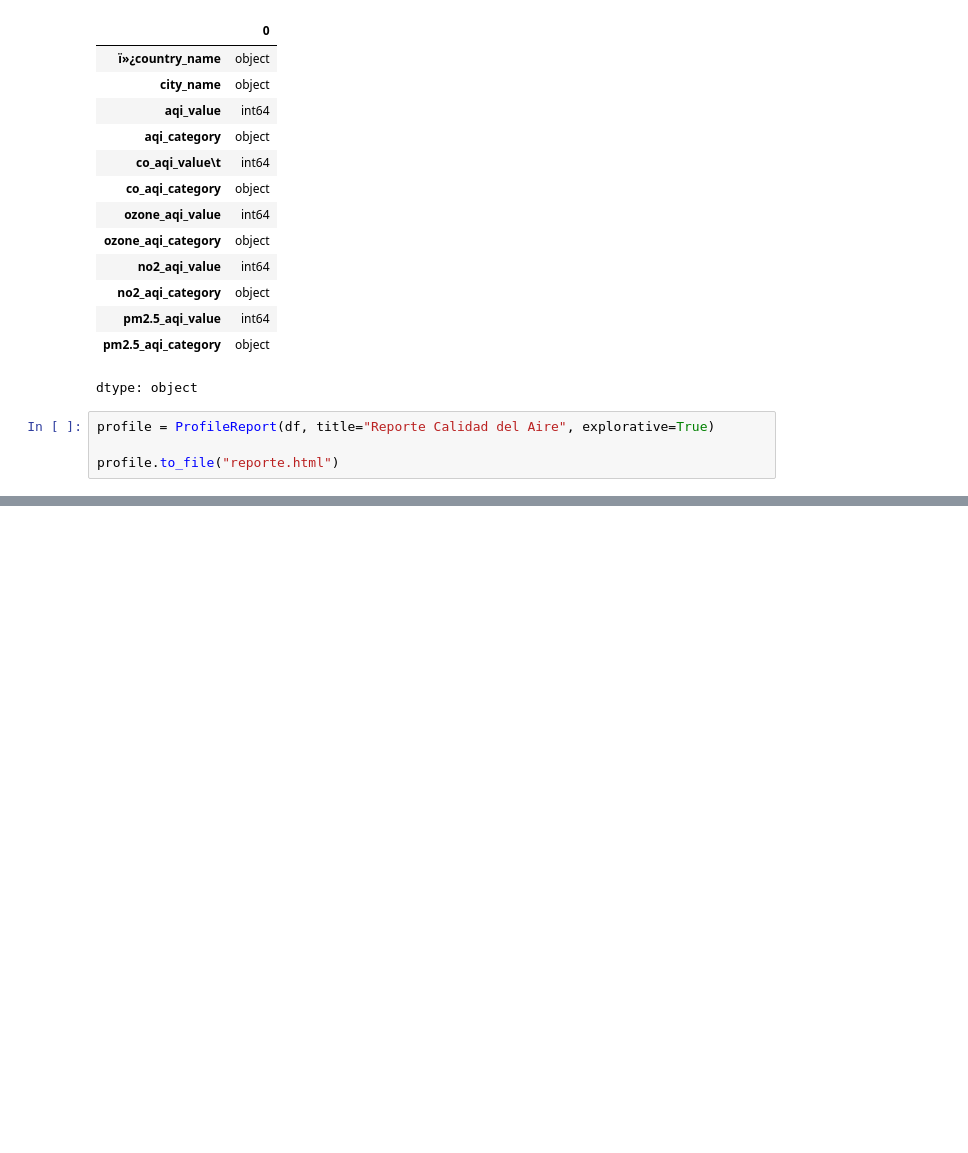
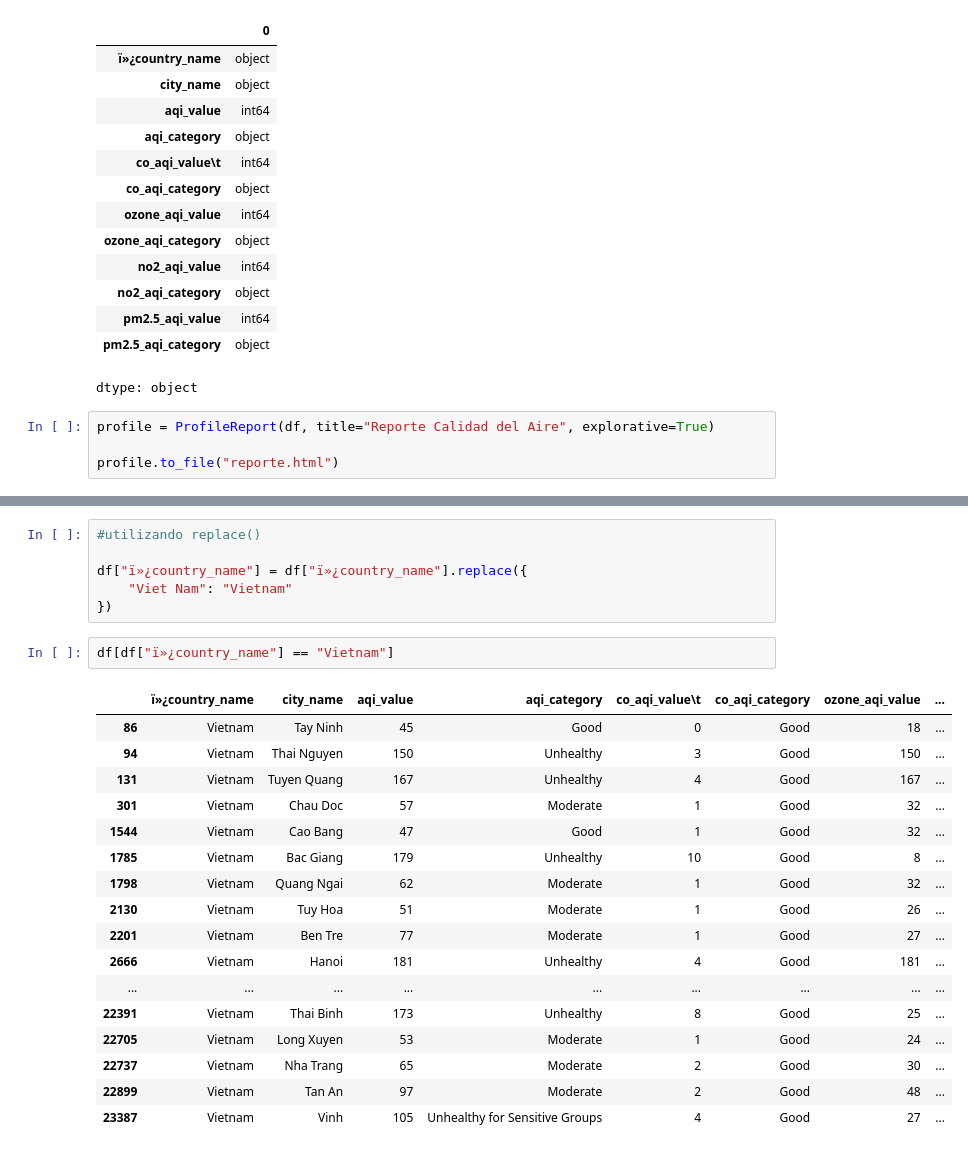
Before and after one commit to OscarLMAR/-Global-Air-Pollution-Data, a Jupyter notebook: S20_Evidencia_de_Aprendizaje_1.ipynb, the cells around one changed output, grey strips where cells are left out. Drawn from its saved outputs; the diff is of its cells as text; blank space fills up the shorter version.

```diff
--- a/S20_Evidencia_de_Aprendizaje_1.ipynb
+++ b/S20_Evidencia_de_Aprendizaje_1.ipynb
@@ -200,0 +393,26 @@ profile.to_file("reporte.html")
+# %%
+#utilizando replace()
+
+df["ï»¿country_name"] = df["ï»¿country_name"].replace({
+    "Viet Nam": "Vietnam"
+})
+# %%
+df[df["ï»¿country_name"] == "Vietnam"]
+# %% [output]
+|  | ï»¿country_name | city_name | aqi_value | aqi_category | co_aqi_value\t | co_aqi_category | ozone_aqi_value | ... |
+| 86 | Vietnam | Tay Ninh | 45 | Good | 0 | Good | 18 | ... |
+| 94 | Vietnam | Thai Nguyen | 150 | Unhealthy | 3 | Good | 150 | ... |
+| 131 | Vietnam | Tuyen Quang | 167 | Unhealthy | 4 | Good | 167 | ... |
+| 301 | Vietnam | Chau Doc | 57 | Moderate | 1 | Good | 32 | ... |
+| 1544 | Vietnam | Cao Bang | 47 | Good | 1 | Good | 32 | ... |
+| 1785 | Vietnam | Bac Giang | 179 | Unhealthy | 10 | Good | 8 | ... |
+| 1798 | Vietnam | Quang Ngai | 62 | Moderate | 1 | Good | 32 | ... |
+| 2130 | Vietnam | Tuy Hoa | 51 | Moderate | 1 | Good | 26 | ... |
+| 2201 | Vietnam | Ben Tre | 77 | Moderate | 1 | Good | 27 | ... |
+| 2666 | Vietnam | Hanoi | 181 | Unhealthy | 4 | Good | 181 | ... |
+| ... | ... | ... | ... | ... | ... | ... | ... | ... |
+| 22391 | Vietnam | Thai Binh | 173 | Unhealthy | 8 | Good | 25 | ... |
+| 22705 | Vietnam | Long Xuyen | 53 | Moderate | 1 | Good | 24 | ... |
+| 22737 | Vietnam | Nha Trang | 65 | Moderate | 2 | Good | 30 | ... |
+| 22899 | Vietnam | Tan An | 97 | Moderate | 2 | Good | 48 | ... |
+| 23387 | Vietnam | Vinh | 105 | Unhealthy for Sensitive Groups | 4 | Good | 27 | ... |
```
Also changed, not shown: parts of 44 cells of this notebook.
